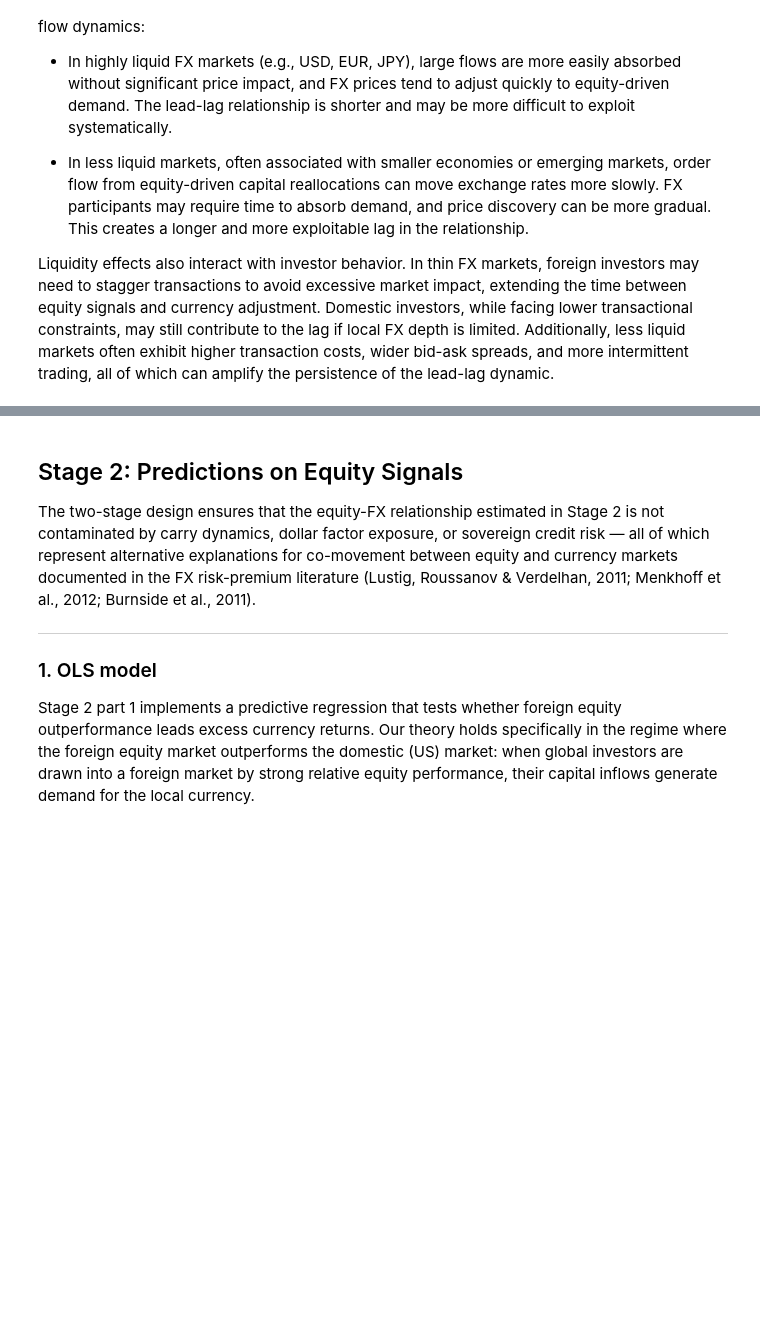
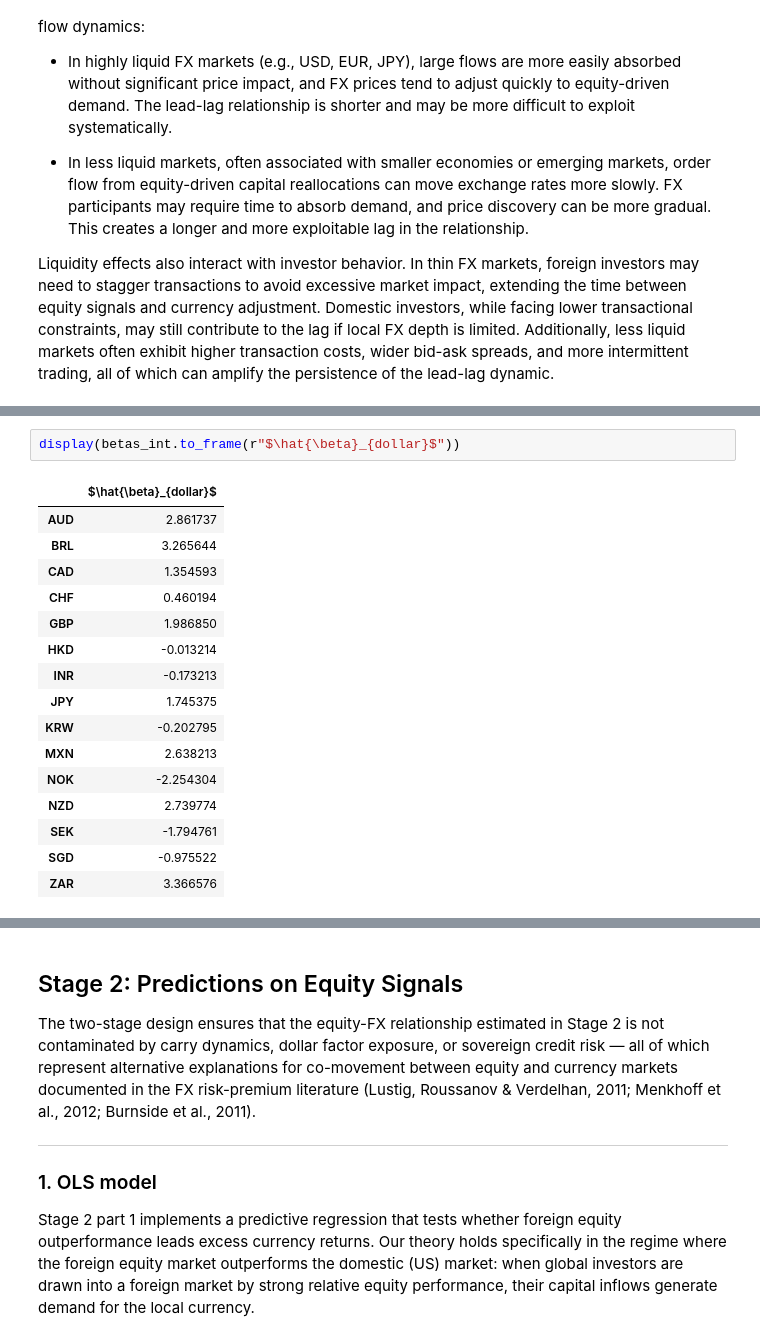
Before and after one commit to AdithSrinivasan/qts-cross-asset-fx, a Jupyter notebook: notebooks/analysis.ipynb, the cells around one changed output, grey strips where cells are left out. Cells and saved outputs as stored; diff of their text form; blank space fills up the shorter version.

```diff
--- a/notebooks/analysis.ipynb
+++ b/notebooks/analysis.ipynb
@@ -575,0 +889,19 @@ load_stage1_residuals()
+# %%
+display(betas_int.to_frame(r"$\hat{\beta}_{dollar}$"))
+# %% [output]
+|  | $\hat{\beta}_{dollar}$ |
+| AUD | 2.861737 |
+| BRL | 3.265644 |
+| CAD | 1.354593 |
+| CHF | 0.460194 |
+| GBP | 1.986850 |
+| HKD | -0.013214 |
+| INR | -0.173213 |
+| JPY | 1.745375 |
+| KRW | -0.202795 |
+| MXN | 2.638213 |
+| NOK | -2.254304 |
+| NZD | 2.739774 |
+| SEK | -1.794761 |
+| SGD | -0.975522 |
+| ZAR | 3.366576 |
```
Also changed, not shown: parts of 29 cells of this notebook, 1 other file.
